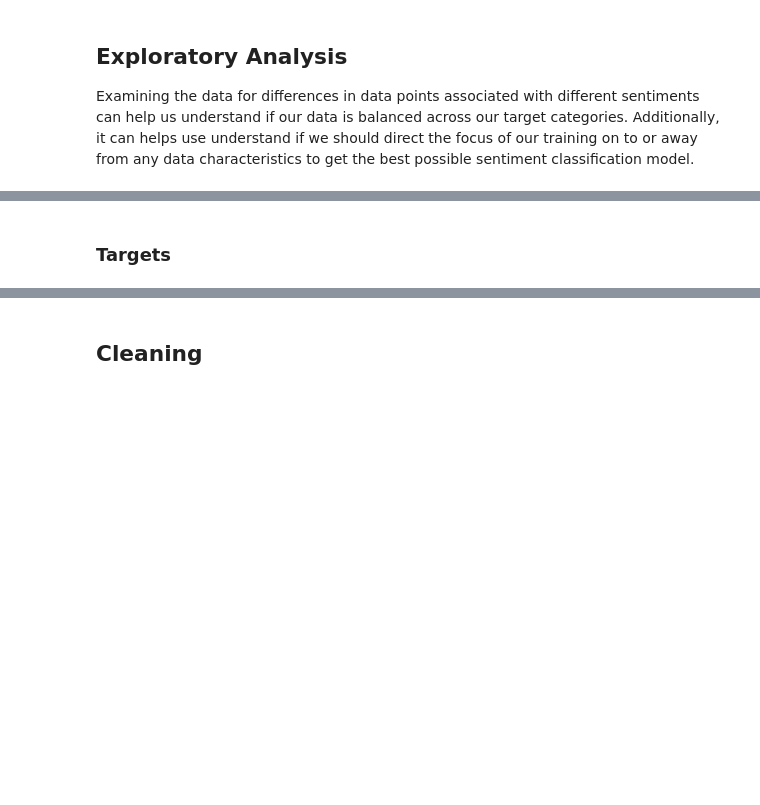
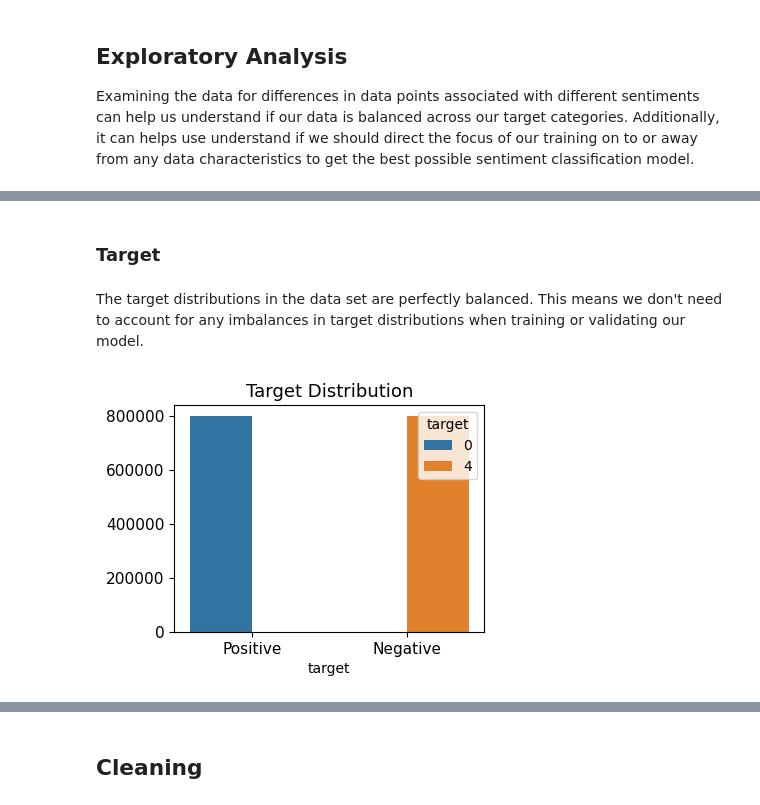
Before and after one commit to Dormanator/trending-sentiments, a Jupyter notebook: cleaning.ipynb, the cells around one changed output, grey strips where cells are left out. Drawn from its saved outputs; the diff is of its cells as text; code cells hidden in the pictures; blank space fills up the shorter version.

```diff
--- a/cleaning.ipynb
+++ b/cleaning.ipynb
@@ -154,4 +176,6 @@ plt.show()
 # %% [markdown]
-### Targets
+### Target
+# %% [markdown]
+The target distributions in the data set are perfectly balanced. This means we don't need to account for any imbalances in target distributions when training or validating our model.
 # %%
 target_balance = df.groupby('target')['target'].agg('count').values
@@ -158,0 +182,15 @@ target_balance
+# %%
+fig, axes = plt.subplots(ncols=1, figsize=(4, 3), dpi=100)
+
+sns.countplot(x=df['target'], hue=df['target'], ax=axes)
+
+axes.set_ylabel('')
+axes.set_xticklabels(['Positive', 'Negative'])
+axes.tick_params(axis='x', labelsize=11)
+axes.tick_params(axis='y', labelsize=11)
+
+axes.set_title('Target Distribution', fontsize=13)
+
+plt.show()
+# %% [output]
+[figure, added]
```
Also changed, not shown: parts of 13 cells of this notebook.
